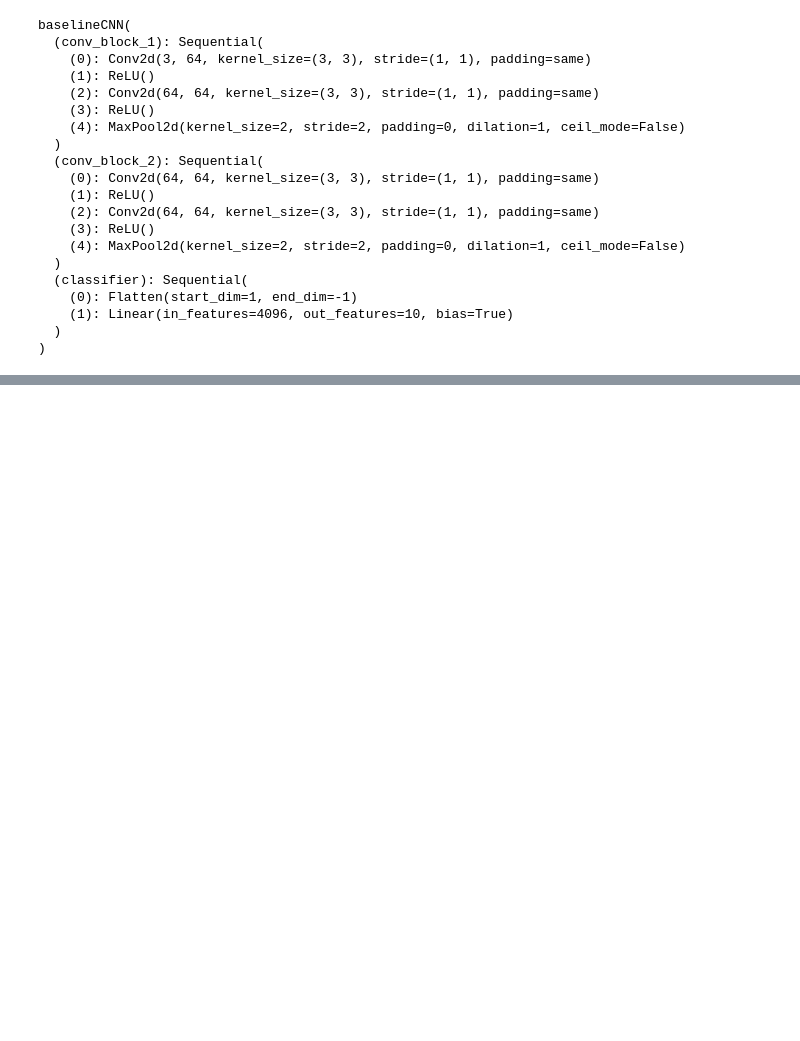
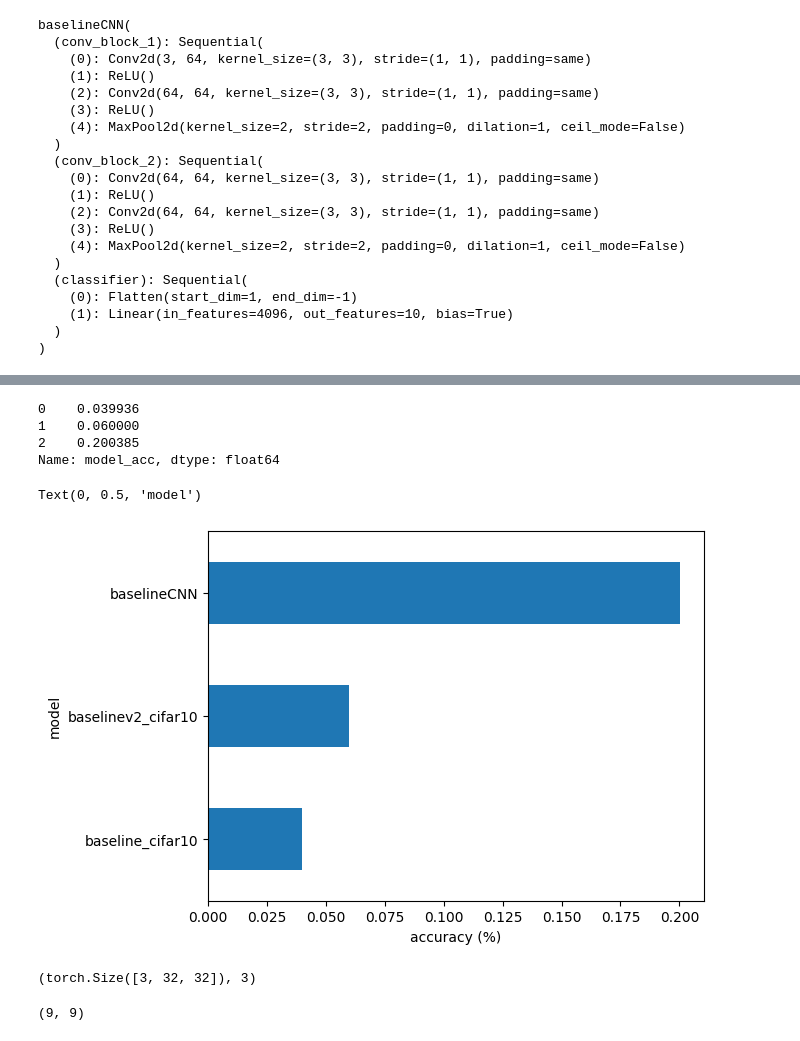
Before and after one commit to jenniferamhajduk/portfolio, a Jupyter notebook: Computer_Vision.ipynb, the cells around one changed output, grey strips where cells are left out. Drawn from its saved outputs; the diff is of its cells as text; code cells hidden in the pictures; blank space fills up the shorter version.

```diff
--- a/Computer_Vision.ipynb
+++ b/Computer_Vision.ipynb
@@ -586,0 +527,17 @@ Train time on cuda:0:  133.576 seconds
+# %%
+model_accuracy_all_models = pd.DataFrame([baseline_results,
+                                         baseline_2_results,
+                                         baseline_cnn_results])
+model_accuracy_all_models["model_acc"]
+# %% [output]
+0    0.039936
+1    0.060000
+2    0.200385
+Name: model_acc, dtype: float64
+# %%
+model_accuracy_all_models.set_index("model_name")["model_acc"].plot(kind="barh")
+plt.xlabel("accuracy (%)")
+plt.ylabel("model")
+# %% [output]
+Text(0, 0.5, 'model')
+[figure, added]
@@ -586,0 +559,16 @@ Train time on cuda:0:  133.576 seconds
+# %%
+image, label = test_data[0][:10]
+image.shape, label
+# %% [output]
+(torch.Size([3, 32, 32]), 3)
+# %%
+
+test_samples = []
+test_labels = []
+for sample, label in random.sample(list(test_data), k=9):
+  test_samples.append(sample)
+  test_labels.append(label)
+
+len(test_samples), len(test_labels)
+# %% [output]
+(9, 9)
```
Also changed, not shown: parts of 25 cells of this notebook.
